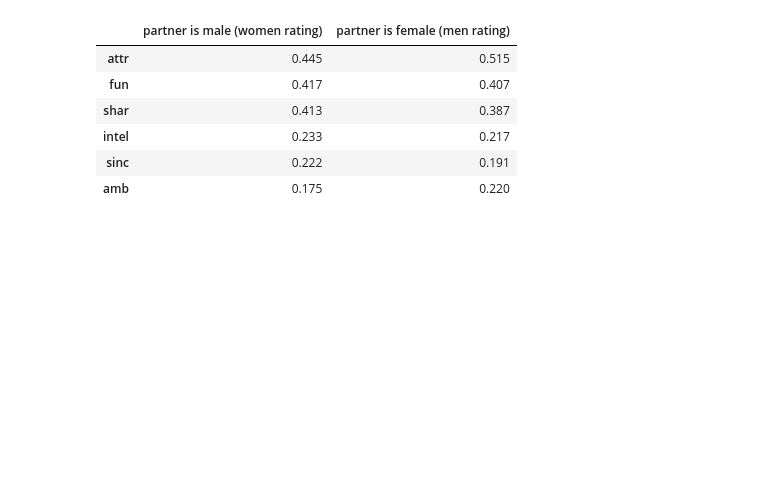
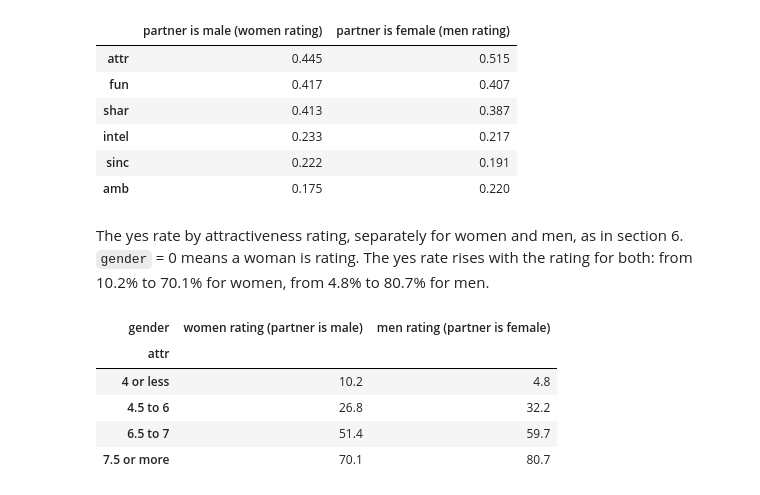
Before and after one commit to monpetitsiteweb-hue/jedha-projects, a Jupyter notebook: 03_speed_dating/notebooks/tinder_speed_dating_eda_notebook.ipynb, the cells around one changed output. Cells and saved outputs as stored; diff of their text form; code cells hidden in the pictures; blank space fills up the shorter version.

```diff
--- a/03_speed_dating/notebooks/tinder_speed_dating_eda_notebook.ipynb
+++ b/03_speed_dating/notebooks/tinder_speed_dating_eda_notebook.ipynb
@@ -500,3 +516,20 @@ corr_by_rater.round(3)
 | intel | 0.233 | 0.217 |
 | sinc | 0.222 | 0.191 |
 | amb | 0.175 | 0.220 |
+# %% [markdown]
+The yes rate by attractiveness rating, separately for women and men, as in section 6. `gender` = 0 means a woman is rating. The yes rate rises with the rating for both: from 10.2% to 70.1% for women, from 4.8% to 80.7% for men.
+# %%
+yes_by_attr_gender = (
+    df.groupby([attr_band, df["gender"]], observed=True)["dec"]
+    .mean()
+    .unstack()
+    .rename(columns={0: "women rating (partner is male)", 1: "men rating (partner is female)"})
+)
+(yes_by_attr_gender * 100).round(1)
+# %% [output]
+| gender | women rating (partner is male) | men rating (partner is female) |
+| attr |  |  |
+| 4 or less | 10.2 | 4.8 |
+| 4.5 to 6 | 26.8 | 32.2 |
+| 6.5 to 7 | 51.4 | 59.7 |
+| 7.5 or more | 70.1 | 80.7 |
```
Also changed, not shown: parts of 39 cells of this notebook, 20 other files.
